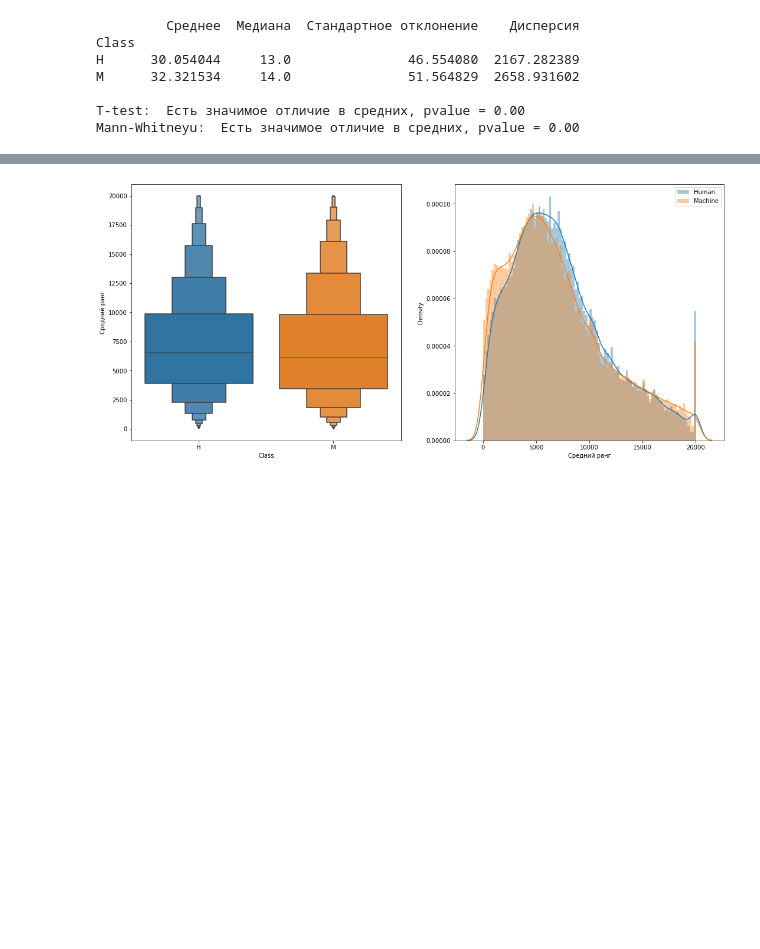
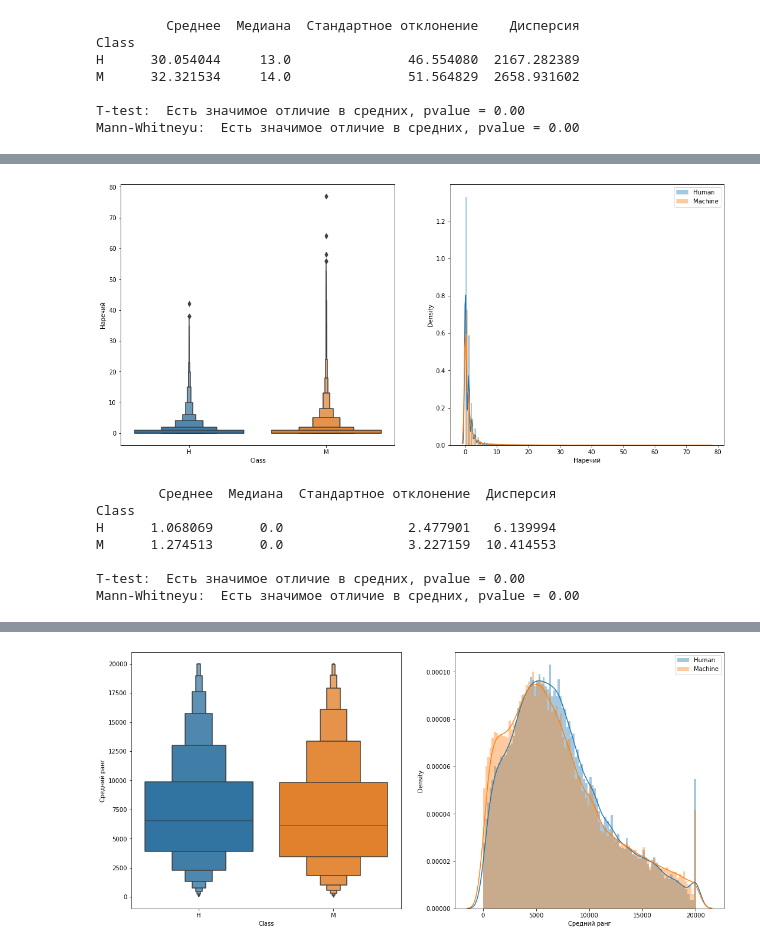
Before and after one commit to tumanov-a/RuATD, a Jupyter notebook: NLG_statistics_visualization.ipynb, the cells around one changed output, grey strips where cells are left out. Cells and saved outputs as stored; diff of their text form; code cells hidden in the pictures; blank space fills up the shorter version.

```diff
--- a/NLG_statistics_visualization.ipynb
+++ b/NLG_statistics_visualization.ipynb
@@ -96,0 +150,11 @@ Mann-Whitneyu:  Есть значимое отличие в средних, pval
+# %%
+analyze_feature(df, 'Наречий')
+# %% [output]
+[figure, added]
+        Среднее  Медиана  Стандартное отклонение  Дисперсия
+Class
+H      1.068069      0.0                2.477901   6.139994
+M      1.274513      0.0                3.227159  10.414553
+
+T-test:  Есть значимое отличие в средних, pvalue = 0.00
+Mann-Whitneyu:  Есть значимое отличие в средних, pvalue = 0.00
```
Also changed, not shown: parts of 9 cells of this notebook, 1 other file.
